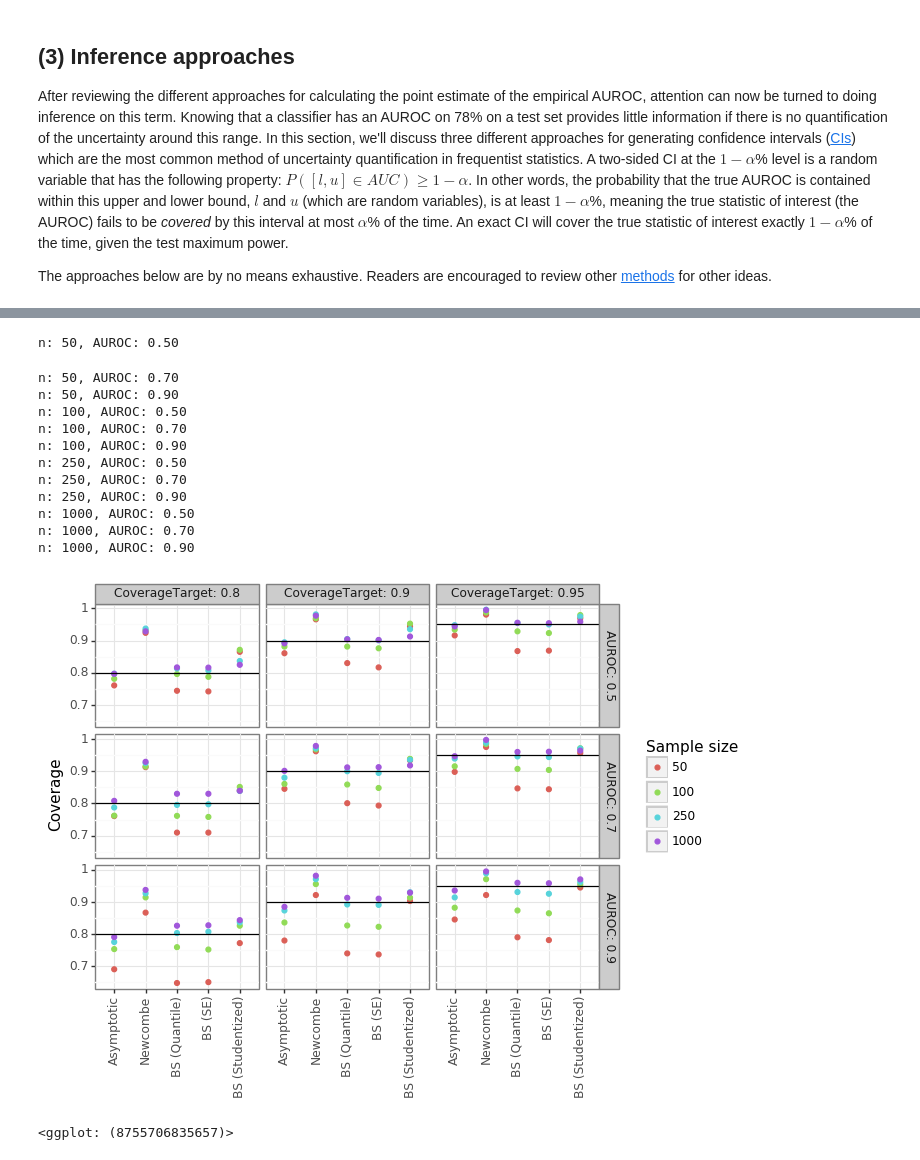
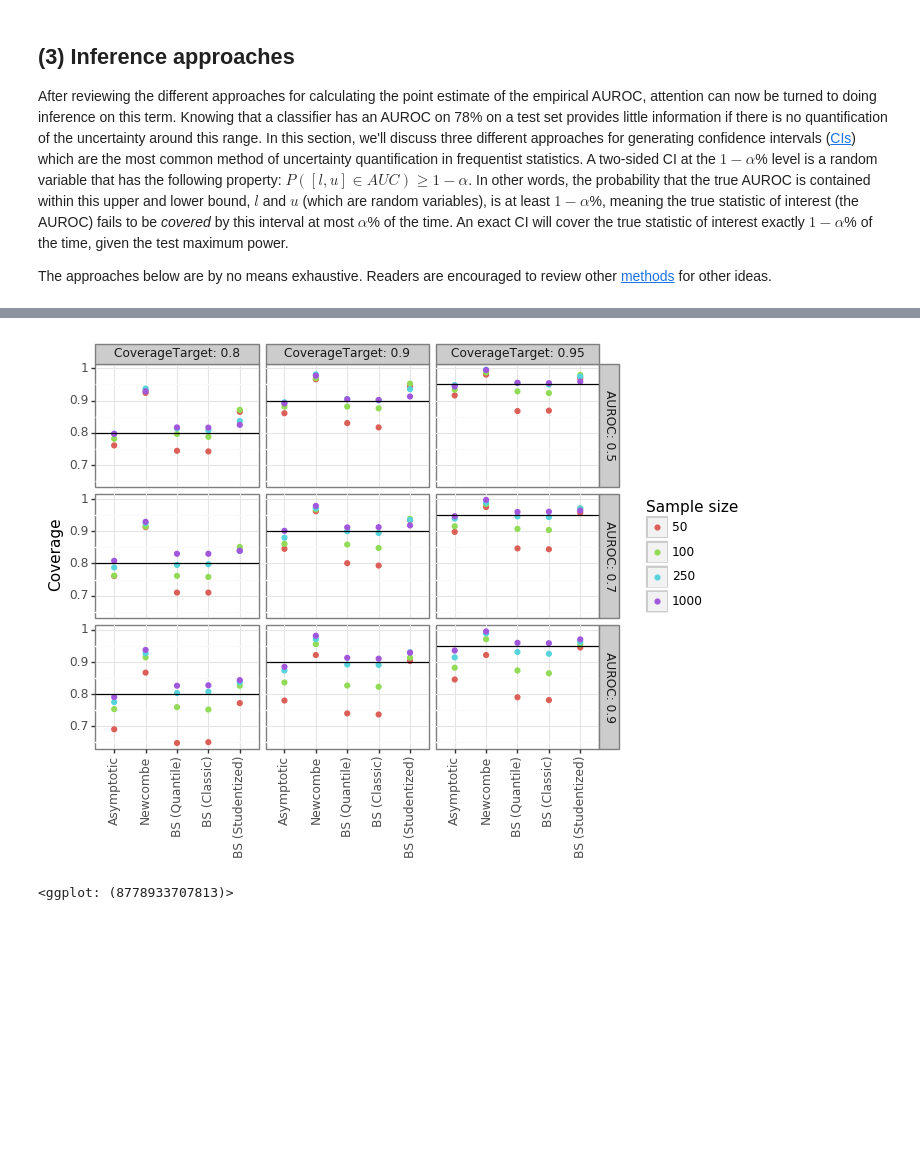
Before and after one commit to erikdrysdale/erikdrysdale.github.io, a Jupyter notebook: _rmd/extra_AUC_CI/auc_sim.ipynb, the cells around one changed output, grey strips where cells are left out. Cells and saved outputs as stored; diff of their text form; code cells hidden in the pictures; blank space fills up the shorter version.

```diff
--- a/_rmd/extra_AUC_CI/auc_sim.ipynb
+++ b/_rmd/extra_AUC_CI/auc_sim.ipynb
@@ -385,7 +380,6 @@ else:
             Amat = (R1.sum(0) - n1*(n1+1)/2) / den
             # --- Approach 1: Asymptotic U --- #
             sd_u = np.sqrt((n0+n1+1)/spl(Amat)/den)
-#             sd_u = np.sqrt(den * (n0 + n1 + 1) / 12) / den  # Notice I'm dividing by den to return to AUROC space
             df_asym = ret_lbub(Amat, sd_u, crit_vals, 'asymptotic')
             # --- Approach 2: Newcombe's wald
             sd_newcombe = np.sqrt(Amat*(1-Amat)/((n1-1)*(n0-1))*(2*n-1-((3*n-3)/((2-Amat)*(1+Amat)))))
@@ -400,58 +394,45 @@ else:
             df_lb_bs = pd.DataFrame(np.quantile(auc_bs,pvals,axis=0).T,columns=cn_cv).assign(bound='lower')
             df_ub_bs = pd.DataFrame(np.quantile(auc_bs,1-pvals,axis=0).T,columns=cn_cv).assign(bound='upper')
             df_bs_q = pd.concat([df_ub_bs, df_lb_bs]).assign(tt='bootstrap_q')
             # - (iii) Studentized - #
             se_bs_s = np.zeros(auc_bs.shape)
             for j in range(n_bs):
                 R1_bs_s = pd.DataFrame(R1_bs[j]).sample(frac=n_student,replace=True).values.reshape([n_student]+list(R1.shape))
                 auc_bs_s = (R1_bs_s.sum(1) - n1*(n1+1)/2) / den
                 se_bs_s[j] = auc_bs_s.std(0,ddof=1)
             # Get the t-score dist
             t_bs = (auc_bs - rvec(Amat))/se_bs_s
             df_lb_t = pd.DataFrame(cvec(Amat) - cvec(sd_bs)*np.quantile(t_bs,1-pvals,axis=0).T,columns=cn_cv).assign(bound='lower')
             df_ub_t = pd.DataFrame(cvec(Amat) - cvec(sd_bs)*np.quantile(t_bs,pvals,axis=0).T,columns=cn_cv).assign(bound='upper')
             df_t = pd.concat([df_ub_t, df_lb_t]).assign(tt='bootstrap_s')
             # Combine
             tmp_sim = pd.concat([df_asym, df_newcombe, df_bs_se, df_bs_q, df_t]).assign(auc=auc, n=n)
             holder.append(tmp_sim)
     # Merge and save
     res = pd.concat(holder)
     res = res.rename_axis('idx').reset_index().melt(['idx','bound','tt','auc','n'],cn_cv,'tpr')
     res = res.pivot_table('value',['idx','tt','auc','n','tpr'],'bound').reset_index()
     res.tpr = res.tpr.map(dict(zip(cn_cv, 1-2*pvals)))
     res = res.assign(is_covered=lambda x: (x.lower <= x.auc) & (x.upper >= x.auc))
     res.to_csv('res.csv',index=False)
 res_cov = res.groupby(['tt','auc','n','tpr']).is_covered.mean().reset_index()
 res_cov = res_cov.assign(sn = lambda x: pd.Categorical(x.n, x.n.unique()))
 lvls_approach = ['asymptotic','newcombe','bootstrap_q','bootstrap_se','bootstrap_s']
-lbls_approach = ['Asymptotic', 'Newcombe', 'BS (Quantile)', 'BS (SE)', 'BS (Studentized)']
+lbls_approach = ['Asymptotic', 'Newcombe', 'BS (Quantile)', 'BS (Classic)', 'BS (Studentized)']
 res_cov = res_cov.assign(tt = lambda x: pd.Categorical(x.tt, lvls_approach).map(dict(zip(lvls_approach, lbls_approach))))
 res_cov.rename(columns={'tpr':'CoverageTarget', 'auc':'AUROC'}, inplace=True)
+
+tmp = pd.DataFrame({'CoverageTarget':1-2*pvals, 'ybar':1-2*pvals})
+plotnine.options.figure_size = (6.5, 5)
+gg_cov = (ggplot(res_cov, aes(x='tt', y='is_covered',color='sn')) +
+         theme_bw() + geom_point() +
+         facet_grid('AUROC~CoverageTarget',labeller=label_both) +
+         theme(axis_text_x=element_text(angle=90), axis_title_x=element_blank()) +
+         labs(y='Coverage') +
+         geom_hline(aes(yintercept='ybar'),data=tmp) +
+         scale_color_discrete(name='Sample size'))
+gg_cov
 # %% [output]
+[figure, added]
-n: 50, AUROC: 0.50
+<ggplot: (8778933707813)>
-n: 50, AUROC: 0.70
-n: 50, AUROC: 0.90
-n: 100, AUROC: 0.50
-n: 100, AUROC: 0.70
-n: 100, AUROC: 0.90
-n: 250, AUROC: 0.50
-n: 250, AUROC: 0.70
-n: 250, AUROC: 0.90
-n: 1000, AUROC: 0.50
-n: 1000, AUROC: 0.70
-n: 1000, AUROC: 0.90
-# %%
-tmp = pd.DataFrame({'CoverageTarget':1-2*pvals, 'ybar':1-2*pvals})
-plotnine.options.figure_size = (6.5, 5)
-gg_cov = (ggplot(res_cov, aes(x='tt', y='is_covered',color='sn')) +
-         theme_bw() + geom_point() +
-         facet_grid('AUROC~CoverageTarget',labeller=label_both) +
-         theme(axis_text_x=element_text(angle=90), axis_title_x=element_blank()) +
-         labs(y='Coverage') +
-         geom_hline(aes(yintercept='ybar'),data=tmp) +
-         scale_color_discrete(name='Sample size'))
-gg_cov
-# %% [output]
-[figure, removed]
-<ggplot: (8755706835657)>
 # %% [markdown]
```
Also changed, not shown: parts of 19 cells of this notebook, 7 other files.
